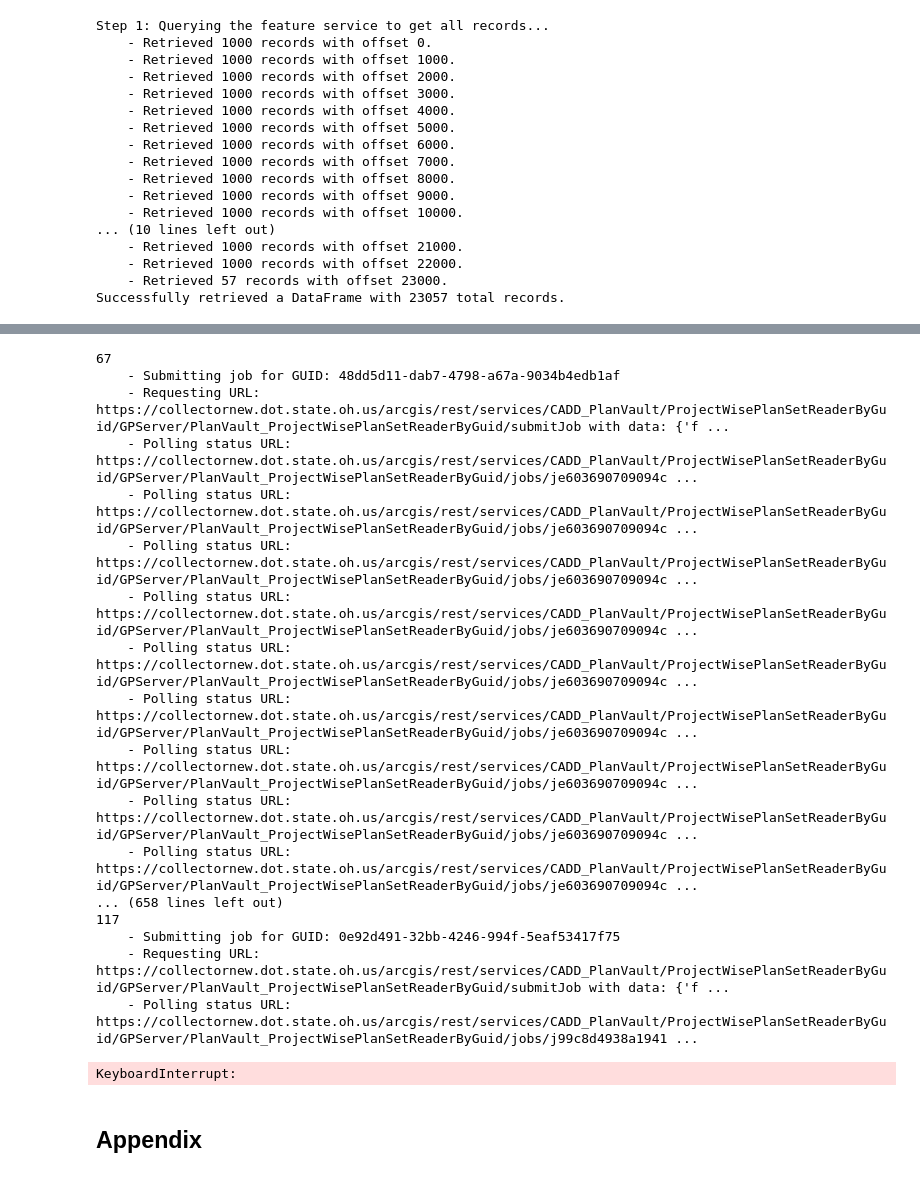
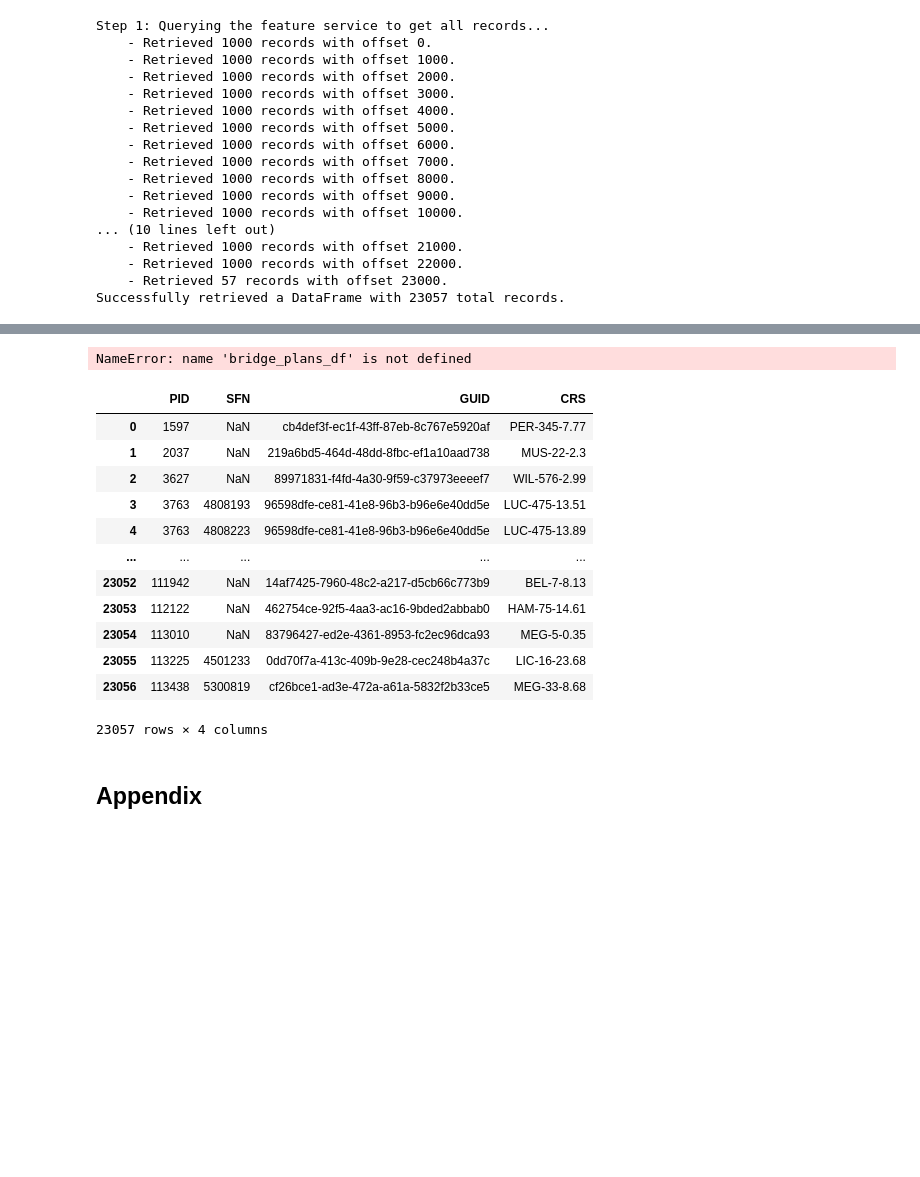
Before and after one commit to drparks71w/CivilPy, a Jupyter notebook: Notebooks/Bridge Queries.ipynb, the cells around one changed output, grey strips where cells are left out. Drawn from its saved outputs; the diff is of its cells as text; code cells hidden in the pictures; blank space fills up the shorter version.

```diff
--- a/Notebooks/Bridge Queries.ipynb
+++ b/Notebooks/Bridge Queries.ipynb
@@ -611,4 +617,21 @@ Total records retrieved: 23057
 df['PLAN_URL'].iloc[1]
 # %% [output]
 '\\\\filestore\\CaddMappingSurvey\\ProjectWise\\FinalPlanSets\\PID\\1998\\MUS-2037'
+# %%
+import requests
+import pandas as pd
+import time
+import os
+import numpy as np
+from urllib.parse import urljoin
+
+# --- Configuration ---
+# The URL for the initial feature service query
+FEATURE_SERVICE_URL = "https://collectorweb.dot.state.oh.us/arcgis/rest/services/CADD_PlanVault/CADD_PlanVault_Prod/FeatureServer/0/query"
+
+# The base URL for the geoprocessing service, used for both submitting and polling
+GEOPROCESSING_BASE_URL = "https://collectornew.dot.state.oh.us/arcgis/rest/services/CADD_PlanVault/ProjectWisePlanSetReaderByGuid/GPServer/PlanVault_ProjectWisePlanSetReaderByGuid"
+
+# The maximum number of seconds to wait for a job to complete.
+JOB_TIMEOUT_SECONDS = 600
 # %%
@@ -905,23 +817,0 @@ guids = list(filtered_df['GUID'].unique())
-# %%
-for i in range(67, len(guids)):
-    print(f"\n{i}")
-    download_plan(guids[i])
-# %% [output]
-67
-    - Submitting job for GUID: 48dd5d11-dab7-4798-a67a-9034b4edb1af
-    - Requesting URL: https://collectornew.dot.state.oh.us/arcgis/rest/services/CADD_PlanVault/ProjectWisePlanSetReaderByGuid/GPServer/PlanVault_ProjectWisePlanSetReaderByGuid/submitJob with data: {'f ...
-    - Polling status URL: https://collectornew.dot.state.oh.us/arcgis/rest/services/CADD_PlanVault/ProjectWisePlanSetReaderByGuid/GPServer/PlanVault_ProjectWisePlanSetReaderByGuid/jobs/je603690709094c ...
-    - Polling status URL: https://collectornew.dot.state.oh.us/arcgis/rest/services/CADD_PlanVault/ProjectWisePlanSetReaderByGuid/GPServer/PlanVault_ProjectWisePlanSetReaderByGuid/jobs/je603690709094c ...
-    - Polling status URL: https://collectornew.dot.state.oh.us/arcgis/rest/services/CADD_PlanVault/ProjectWisePlanSetReaderByGuid/GPServer/PlanVault_ProjectWisePlanSetReaderByGuid/jobs/je603690709094c ...
-    - Polling status URL: https://collectornew.dot.state.oh.us/arcgis/rest/services/CADD_PlanVault/ProjectWisePlanSetReaderByGuid/GPServer/PlanVault_ProjectWisePlanSetReaderByGuid/jobs/je603690709094c ...
-    - Polling status URL: https://collectornew.dot.state.oh.us/arcgis/rest/services/CADD_PlanVault/ProjectWisePlanSetReaderByGuid/GPServer/PlanVault_ProjectWisePlanSetReaderByGuid/jobs/je603690709094c ...
-    - Polling status URL: https://collectornew.dot.state.oh.us/arcgis/rest/services/CADD_PlanVault/ProjectWisePlanSetReaderByGuid/GPServer/PlanVault_ProjectWisePlanSetReaderByGuid/jobs/je603690709094c ...
-    - Polling status URL: https://collectornew.dot.state.oh.us/arcgis/rest/services/CADD_PlanVault/ProjectWisePlanSetReaderByGuid/GPServer/PlanVault_ProjectWisePlanSetReaderByGuid/jobs/je603690709094c ...
-    - Polling status URL: https://collectornew.dot.state.oh.us/arcgis/rest/services/CADD_PlanVault/ProjectWisePlanSetReaderByGuid/GPServer/PlanVault_ProjectWisePlanSetReaderByGuid/jobs/je603690709094c ...
-    - Polling status URL: https://collectornew.dot.state.oh.us/arcgis/rest/services/CADD_PlanVault/ProjectWisePlanSetReaderByGuid/GPServer/PlanVault_ProjectWisePlanSetReaderByGuid/jobs/je603690709094c ...
-... (658 lines left out)
-117
-    - Submitting job for GUID: 0e92d491-32bb-4246-994f-5eaf53417f75
-    - Requesting URL: https://collectornew.dot.state.oh.us/arcgis/rest/services/CADD_PlanVault/ProjectWisePlanSetReaderByGuid/GPServer/PlanVault_ProjectWisePlanSetReaderByGuid/submitJob with data: {'f ...
-    - Polling status URL: https://collectornew.dot.state.oh.us/arcgis/rest/services/CADD_PlanVault/ProjectWisePlanSetReaderByGuid/GPServer/PlanVault_ProjectWisePlanSetReaderByGuid/jobs/j99c8d4938a1941 ...
-KeyboardInterrupt:
@@ -928,2 +839,22 @@ KeyboardInterrupt:
+# %%
+get_pdf_url_from_guid(bridge_plans_df['GUID'].iloc[0])
+# %% [output]
+NameError: name 'bridge_plans_df' is not defined
+# %%
+plans_df
+# %% [output]
+|  | PID | SFN | GUID | CRS |
+| 0 | 1597 | NaN | cb4def3f-ec1f-43ff-87eb-8c767e5920af | PER-345-7.77 |
+| 1 | 2037 | NaN | 219a6bd5-464d-48dd-8fbc-ef1a10aad738 | MUS-22-2.3 |
+| 2 | 3627 | NaN | 89971831-f4fd-4a30-9f59-c37973eeeef7 | WIL-576-2.99 |
+| 3 | 3763 | 4808193 | 96598dfe-ce81-41e8-96b3-b96e6e40dd5e | LUC-475-13.51 |
+| 4 | 3763 | 4808223 | 96598dfe-ce81-41e8-96b3-b96e6e40dd5e | LUC-475-13.89 |
+| ... | ... | ... | ... | ... |
+| 23052 | 111942 | NaN | 14af7425-7960-48c2-a217-d5cb66c773b9 | BEL-7-8.13 |
+| 23053 | 112122 | NaN | 462754ce-92f5-4aa3-ac16-9bded2abbab0 | HAM-75-14.61 |
+| 23054 | 113010 | NaN | 83796427-ed2e-4361-8953-fc2ec96dca93 | MEG-5-0.35 |
+| 23055 | 113225 | 4501233 | 0dd70f7a-413c-409b-9e28-cec248b4a37c | LIC-16-23.68 |
+| 23056 | 113438 | 5300819 | cf26bce1-ad3e-472a-a61a-5832f2b33ce5 | MEG-33-8.68 |
+23057 rows × 4 columns
 # %% [markdown]
 ## Appendix
```
Also changed, not shown: parts of 11 cells of this notebook, 17 other files.
